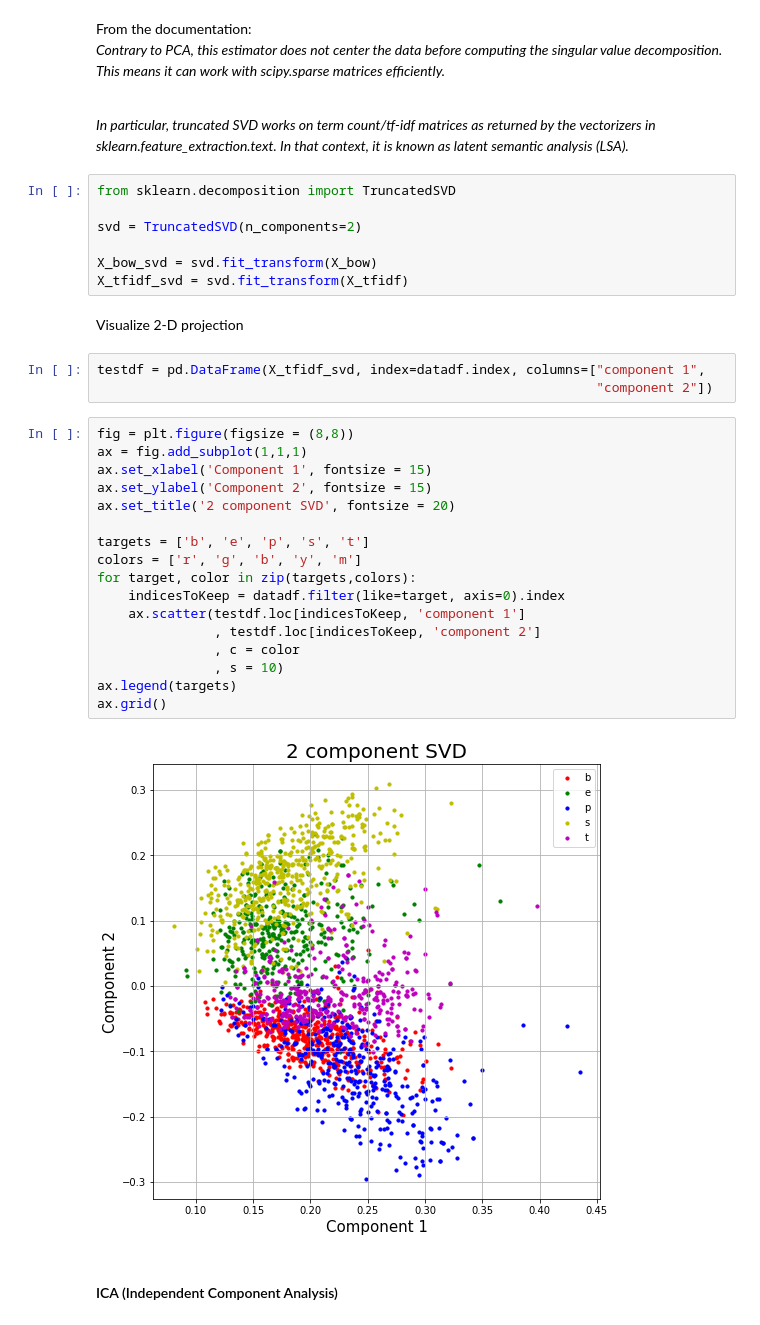
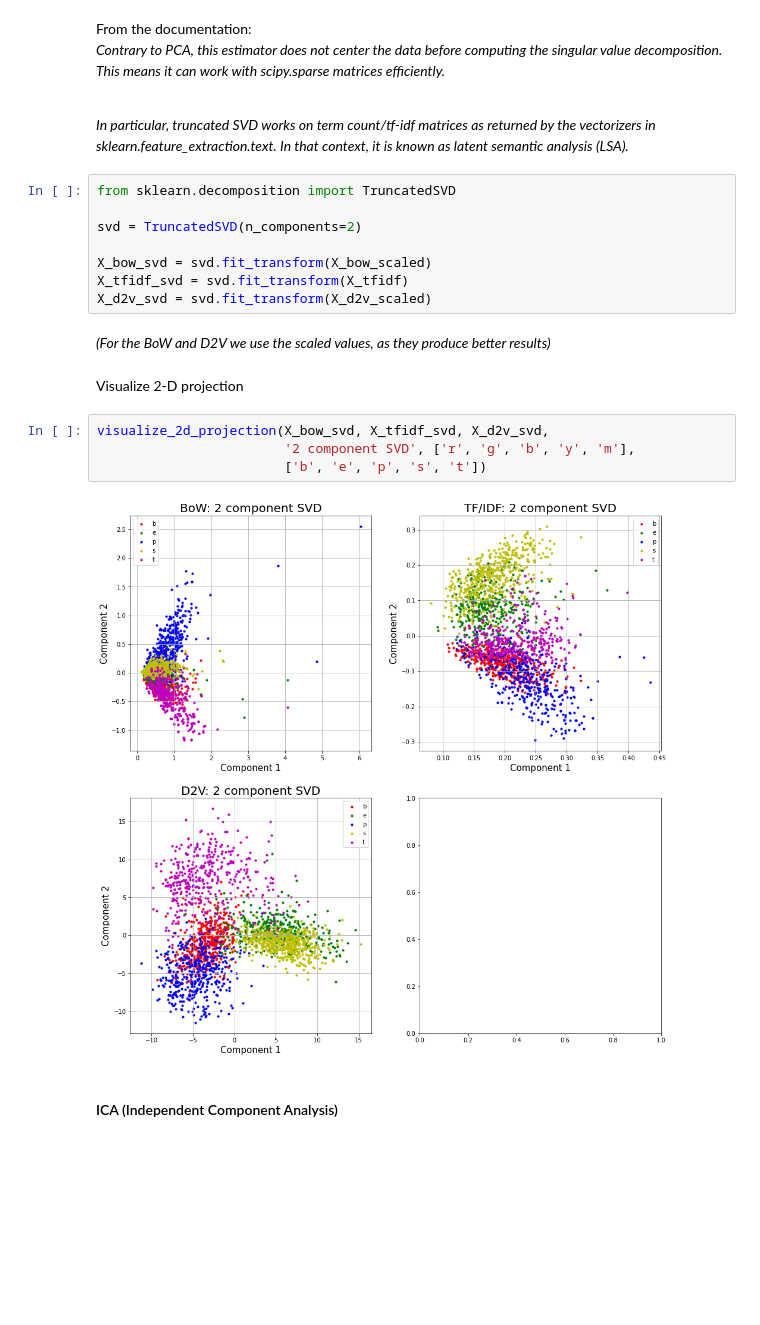
Before and after one commit to mar-fritz/data-mining-assignment-2, a Jupyter notebook: ergasia2.ipynb, the cells around one changed output. Saved outputs shown, nothing was run; the diff lists cells and outputs as text; blank space fills up the shorter version.

```diff
--- a/ergasia2.ipynb
+++ b/ergasia2.ipynb
@@ -882,32 +923,19 @@ from sklearn.decomposition import TruncatedSVD
 
 svd = TruncatedSVD(n_components=2)
 
-X_bow_svd = svd.fit_transform(X_bow)
+X_bow_svd = svd.fit_transform(X_bow_scaled)
 X_tfidf_svd = svd.fit_transform(X_tfidf)
+X_d2v_svd = svd.fit_transform(X_d2v_scaled)
+# %% [markdown]
+*(For the BoW and D2V we use the scaled values, as they produce better results)*
 # %% [markdown]
 Visualize 2-D projection
-# %%
-testdf = pd.DataFrame(X_tfidf_svd, index=datadf.index, columns=["component 1",
-                                                                "component 2"])
-# %%
-fig = plt.figure(figsize = (8,8))
-ax = fig.add_subplot(1,1,1)
-ax.set_xlabel('Component 1', fontsize = 15)
-ax.set_ylabel('Component 2', fontsize = 15)
-ax.set_title('2 component SVD', fontsize = 20)
-
-targets = ['b', 'e', 'p', 's', 't']
-colors = ['r', 'g', 'b', 'y', 'm']
-for target, color in zip(targets,colors):
-    indicesToKeep = datadf.filter(like=target, axis=0).index
-    ax.scatter(testdf.loc[indicesToKeep, 'component 1']
-               , testdf.loc[indicesToKeep, 'component 2']
-               , c = color
-               , s = 10)
-ax.legend(targets)
-ax.grid()
-# %% [output]
-[figure, removed]
+# %%
+visualize_2d_projection(X_bow_svd, X_tfidf_svd, X_d2v_svd,
+                        '2 component SVD', ['r', 'g', 'b', 'y', 'm'],
+                        ['b', 'e', 'p', 's', 't'])
+# %% [output]
+[figure, added]
 # %% [markdown]
 #### ICA (Independent Component Analysis)
 # %% [markdown]
```
Also changed, not shown: parts of 19 cells of this notebook.
